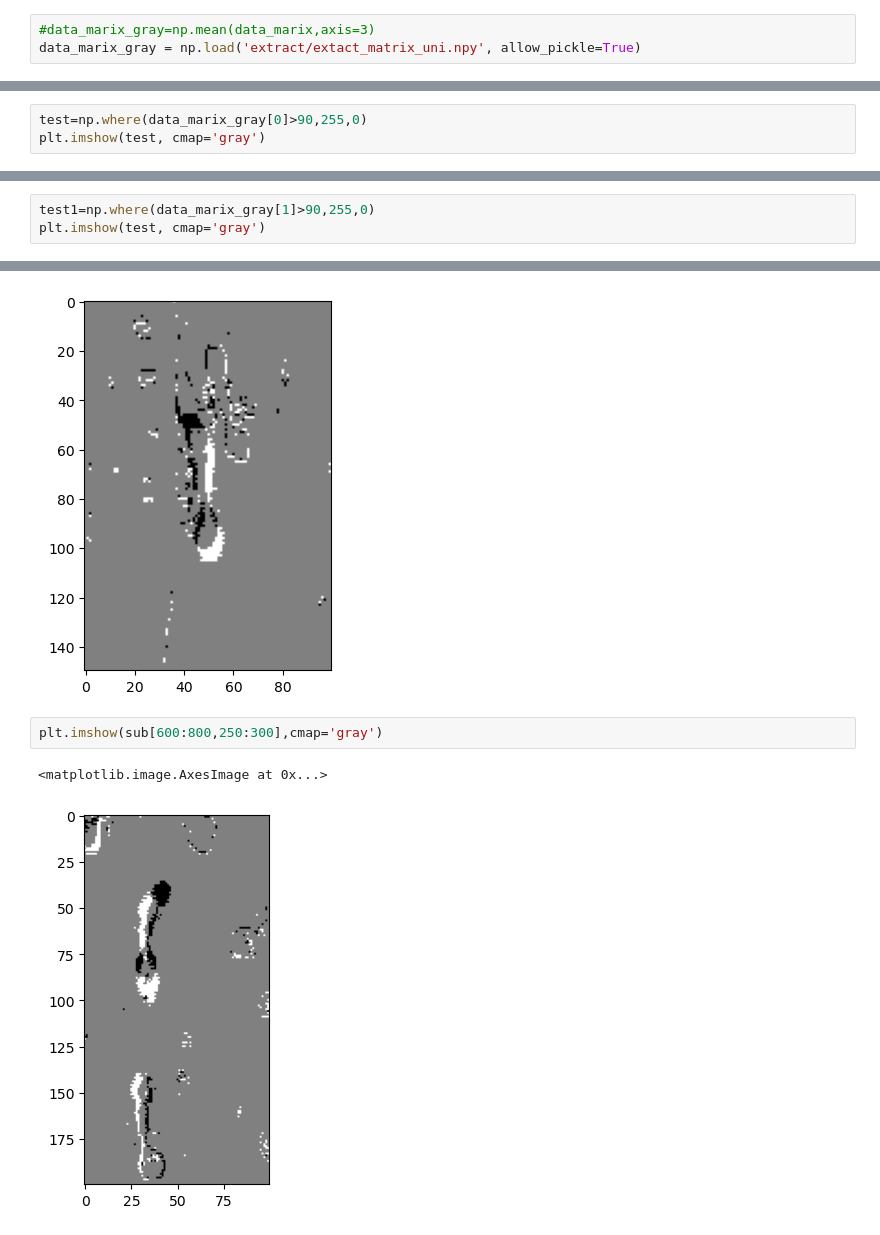
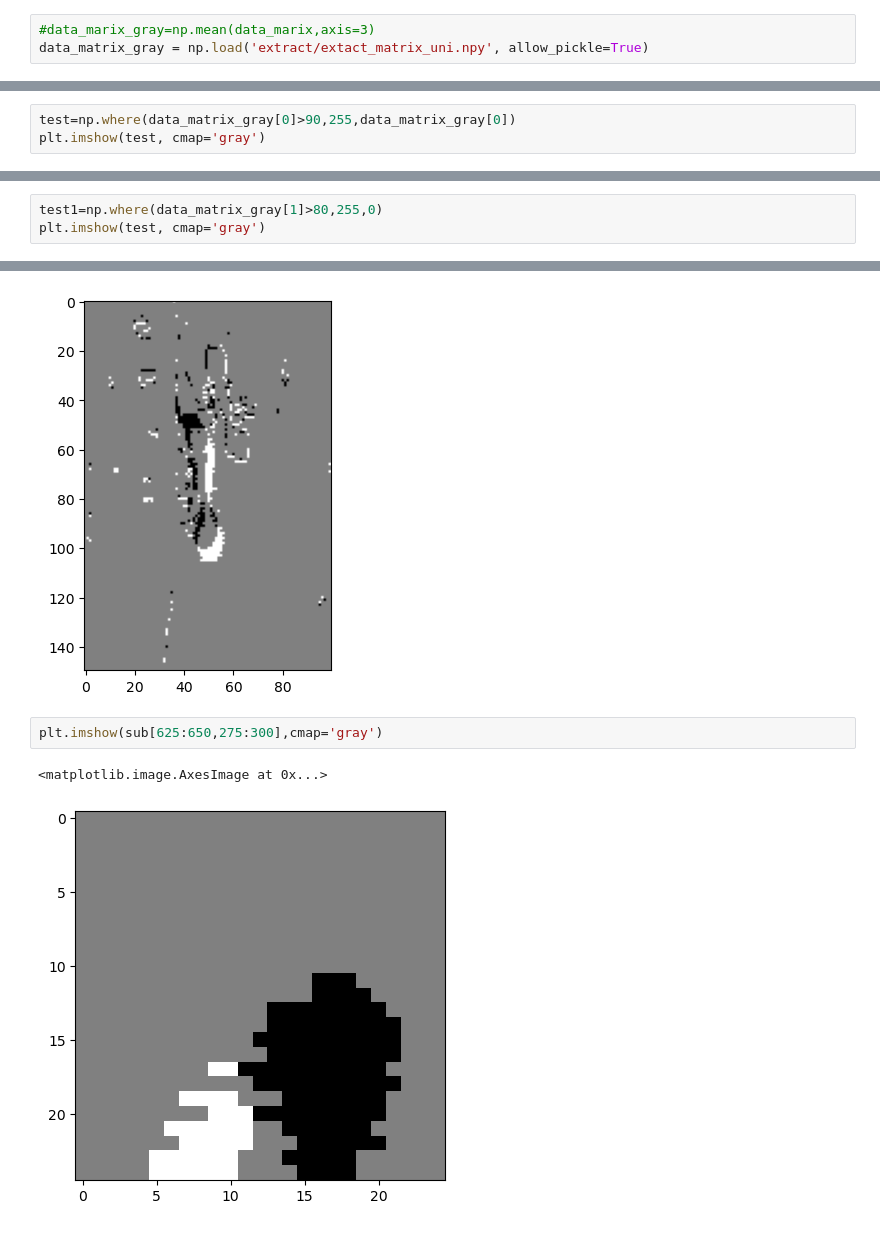
Before and after one commit to yuanyuanzo/DAC_Projet, a Jupyter notebook: PLDAC/extract_fourmis.ipynb, the cells around one changed output, grey strips where cells are left out. Cells and saved outputs as stored; diff of their text form.

```diff
--- a/PLDAC/extract_fourmis.ipynb
+++ b/PLDAC/extract_fourmis.ipynb
@@ -40,5 +44,5 @@ def gaussianKernel(sigma):
 # %%
 #data_marix_gray=np.mean(data_marix,axis=3)
-data_marix_gray = np.load('extract/extact_matrix_uni.npy', allow_pickle=True)
+data_matrix_gray = np.load('extract/extact_matrix_uni.npy', allow_pickle=True)
 # %% [markdown]
 Gaussien filter
@@ -53,5 +51,5 @@ thresholding
 # %%
-test=np.where(data_marix_gray[0]>90,255,0)
+test=np.where(data_matrix_gray[0]>90,255,data_matrix_gray[0])
 plt.imshow(test, cmap='gray')
 # %% [output]
 <matplotlib.image.AxesImage at 0x...>
@@ -59,5 +57,5 @@ plt.imshow(test, cmap='gray')
 # %%
-test1=np.where(data_marix_gray[1]>90,255,0)
+test1=np.where(data_matrix_gray[1]>80,255,0)
 plt.imshow(test, cmap='gray')
 # %% [output]
 <matplotlib.image.AxesImage at 0x...>
@@ -79,7 +77,7 @@ plt.imshow(sub[650:800,150:250],cmap='gray')
 <matplotlib.image.AxesImage at 0x...>
 [figure]
 # %%
-plt.imshow(sub[600:800,250:300],cmap='gray')
+plt.imshow(sub[625:650,275:300],cmap='gray')
 # %% [output]
 <matplotlib.image.AxesImage at 0x...>
-[figure, old version]
+[figure, new version]
```
Also changed, not shown: parts of 27 cells of this notebook, 2 other files.
